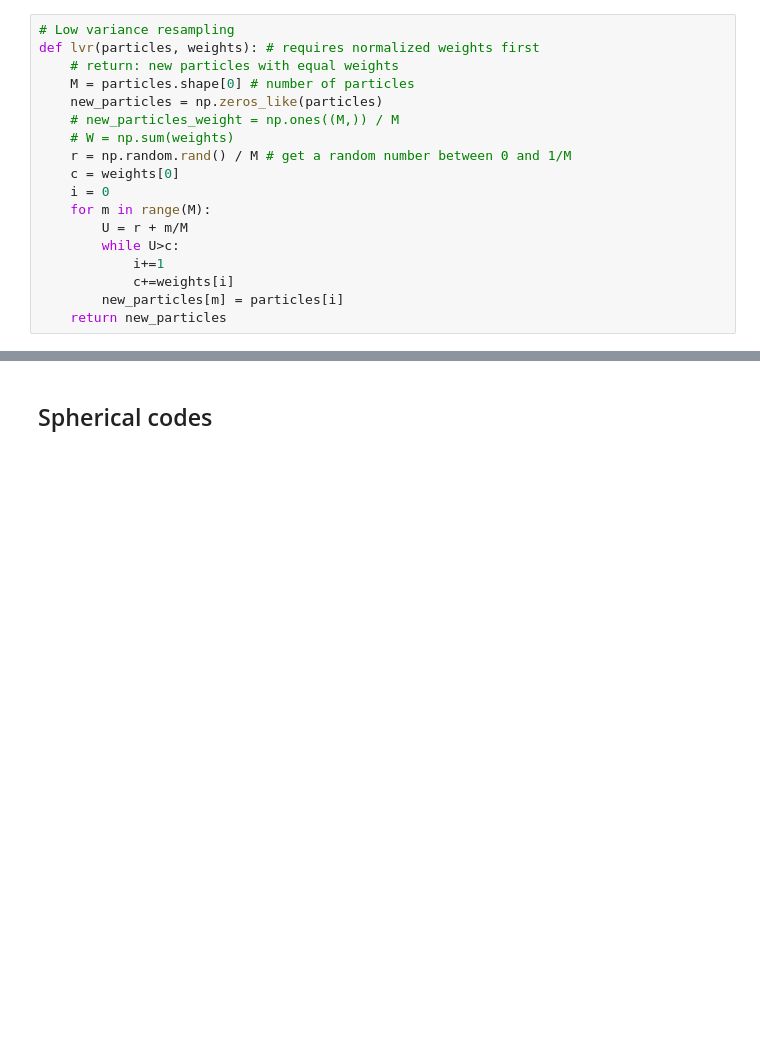
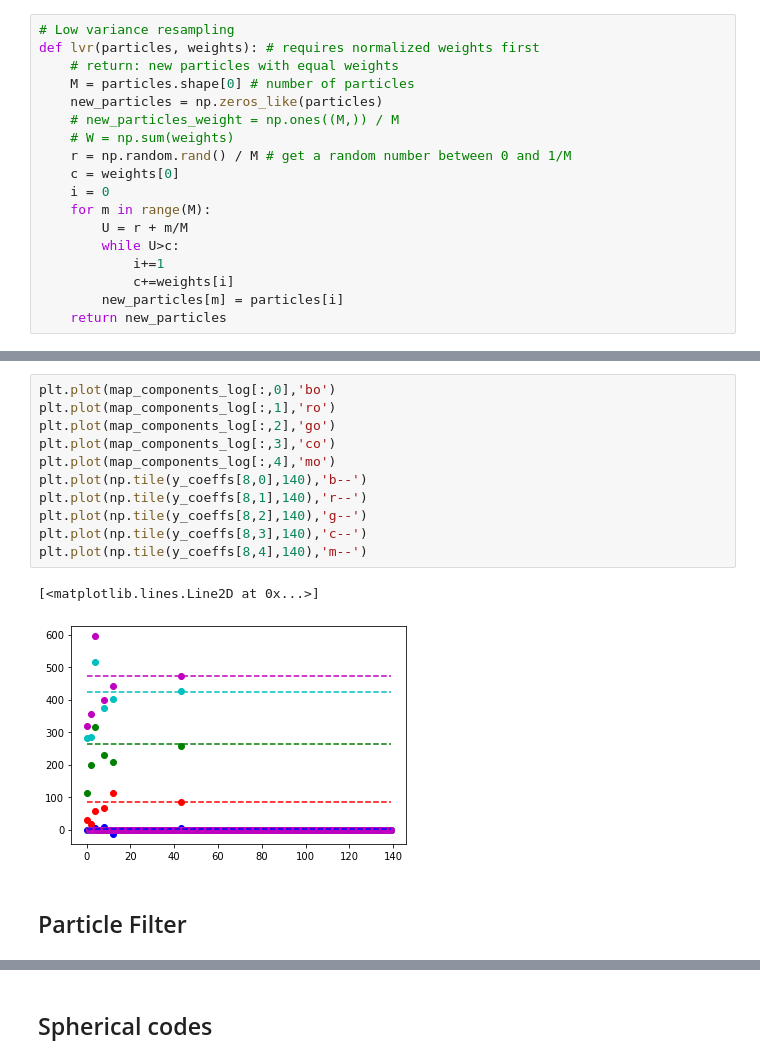
Before and after one commit to thinhhoang95/anomaly-detection-ngsim2, a Jupyter notebook: spherical_codes2.ipynb, the cells around one changed output, grey strips where cells are left out. Cells and saved outputs as stored; diff of their text form; blank space fills up the shorter version.

```diff
--- a/spherical_codes2.ipynb
+++ b/spherical_codes2.ipynb
@@ -121,0 +201,16 @@ def lvr(particles, weights): # requires normalized weights first
+# %%
+plt.plot(map_components_log[:,0],'bo')
+plt.plot(map_components_log[:,1],'ro')
+plt.plot(map_components_log[:,2],'go')
+plt.plot(map_components_log[:,3],'co')
+plt.plot(map_components_log[:,4],'mo')
+plt.plot(np.tile(y_coeffs[8,0],140),'b--')
+plt.plot(np.tile(y_coeffs[8,1],140),'r--')
+plt.plot(np.tile(y_coeffs[8,2],140),'g--')
+plt.plot(np.tile(y_coeffs[8,3],140),'c--')
+plt.plot(np.tile(y_coeffs[8,4],140),'m--')
+# %% [output]
+[<matplotlib.lines.Line2D at 0x...>]
+[figure, added]
+# %% [markdown]
+## Particle Filter
```
Also changed, not shown: parts of 35 cells of this notebook.
